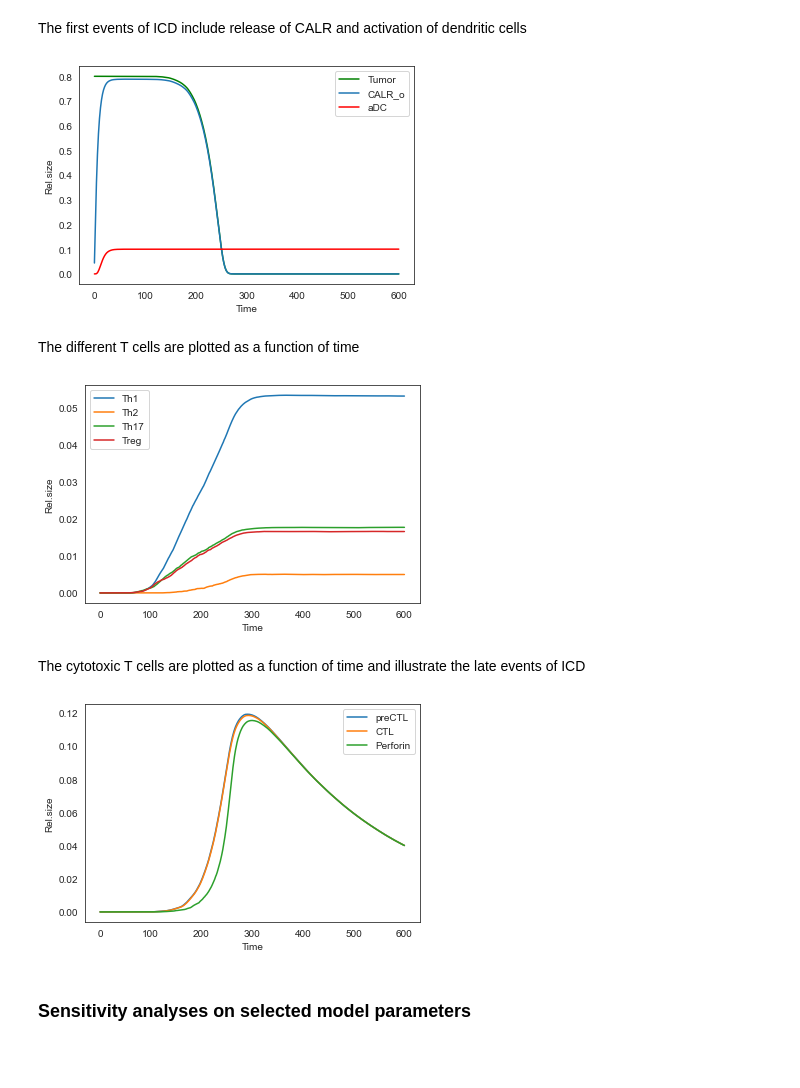
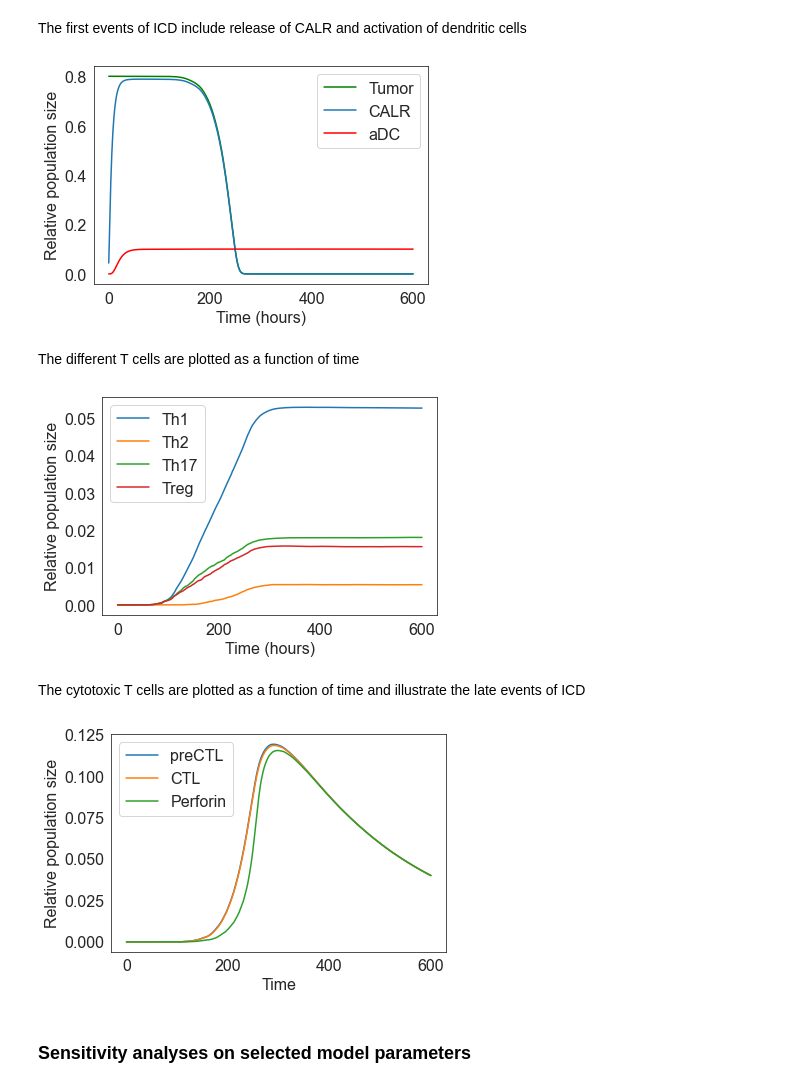
Before and after one commit to sysbio-curie/ICD, a Jupyter notebook: ICD_extend.ipynb, the cells around one changed output. Cells and saved outputs as stored; diff of their text form; code cells hidden in the pictures; blank space fills up the shorter version.

Commit message:
new font size

```diff
--- a/ICD_extend.ipynb
+++ b/ICD_extend.ipynb
@@ -7,6 +7,7 @@ import maboss
 import matplotlib.pyplot as plt
 import time
 import seaborn as sns
+plt.rcParams.update({'font.size': 16})
 # %% [markdown]
 ### Model simulations
 # %% [markdown]
@@ -71,7 +72,7 @@ plt.xlabel("Time (hours)")
 plt.legend()
 save_figure(adc,"aDC_Tumor_CALR")
 # %% [output]
-[figure, old version]
+[figure, new version]
 # %% [markdown]
 The different T cells are plotted as a function of time
 # %%
@@ -85,20 +86,20 @@ plt.xlabel("Time (hours)")
 plt.legend()
 save_figure(Tcells,"Tcells")
 # %% [output]
-[figure, old version]
+[figure, new version]
 # %% [markdown]
 The cytotoxic T cells are plotted as a function of time and illustrate the late events of ICD
 # %%
 NTcells = plt.figure()
 plt.plot(WT_table['PopRatio']*WT_table['preCTL'],label="preCTL")
 plt.plot(WT_table['PopRatio']*WT_table['CTL'],label="CTL")
 plt.plot(WT_table['PopRatio']*WT_table['Perforin_o'],label="Perforin")
-plt.ylabel("Rel.size")
+plt.ylabel("Relative population size")
 plt.xlabel("Time")
 plt.legend()
 save_figure(NTcells,"other_Tcells")
 # %% [output]
-[figure, old version]
+[figure, new version]
 # %% [markdown]
 ### Sensitivity analyses on selected model parameters
 # %% [markdown]
```
Also changed, not shown: parts of 8 cells of this notebook.
